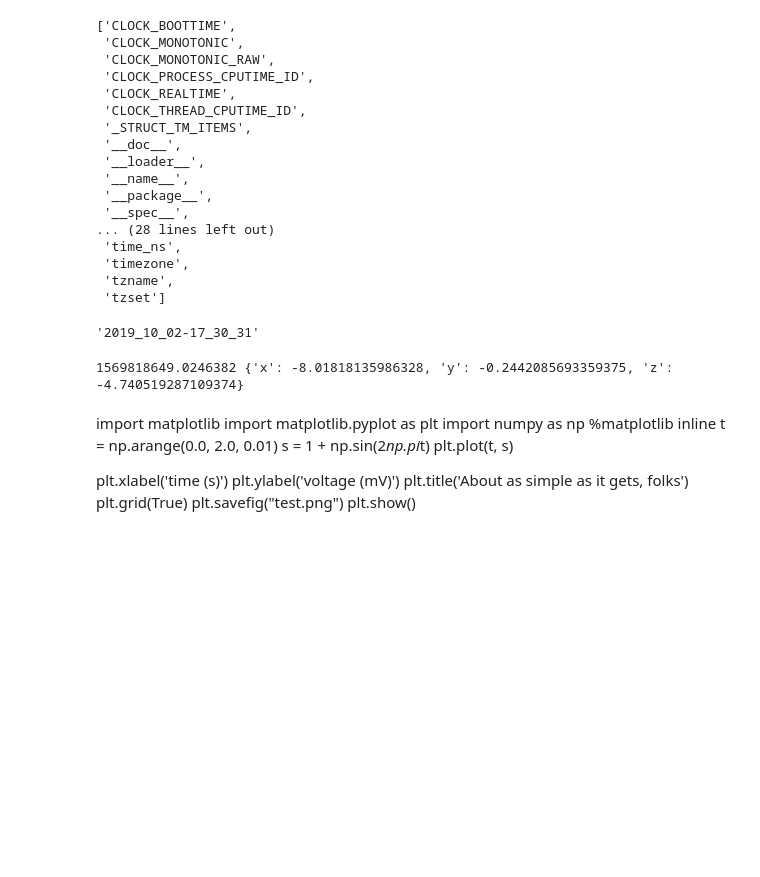
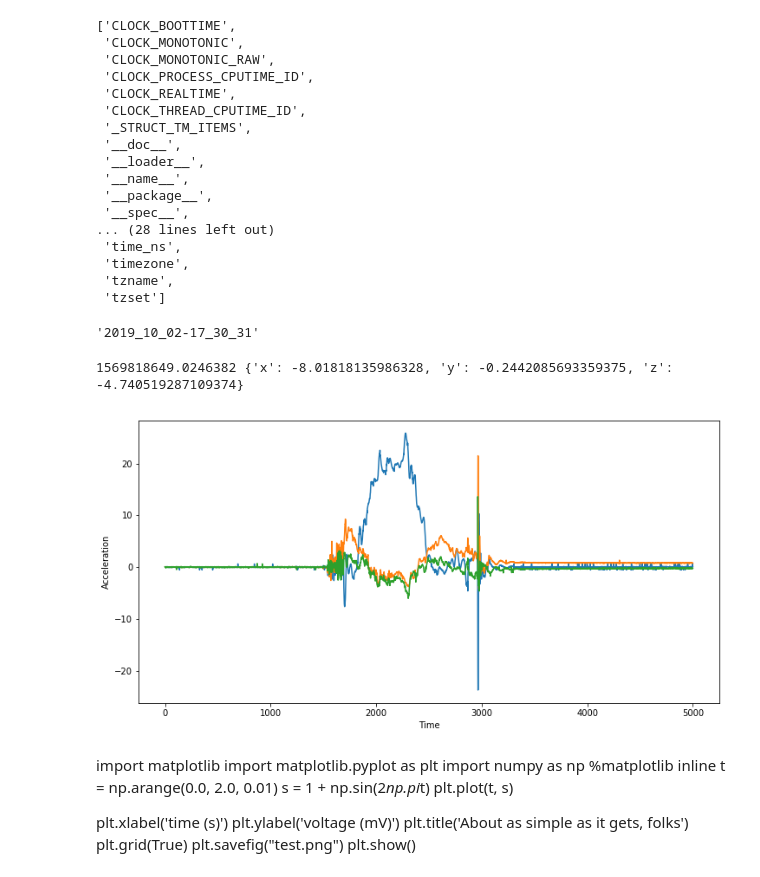
Before and after one commit to WPrintz/eggdrop, a Jupyter notebook: Wallace-MPU-Sample.ipynb, the cells around one changed output. Saved outputs shown, nothing was run; the diff lists cells and outputs as text; code cells hidden in the pictures; blank space fills up the shorter version.

```diff
--- a/Wallace-MPU-Sample.ipynb
+++ b/Wallace-MPU-Sample.ipynb
@@ -125,6 +138,23 @@ print(time.time(), mpu.get_accel_data())
 # print(mpu.get_accel_data())
 # %% [output]
 1569818649.0246382 {'x': -8.01818135986328, 'y': -0.2442085693359375, 'z': -4.740519287109374}
+# %%
+# %matplotlib inline
+# plt.plot(a[:,0], a[:,1:3])
+b = a
+# b = a[2000:3500, :]
+fig = plt.figure(figsize=(12,6))
+# timeseries = b[:,0]-b[0,0]
+timeseries = range(len(b))
+fig = plt.plot(timeseries, b[:,1]-cal[0], timeseries, b[:,2]-cal[1], timeseries, b[:,3]-cal[2])
+# plt.plot(timeseries, np.max(np.abs(b[:,1:4]-cal), axis=1), '--or')
+# plt.plot(timeseries, np.sqrt(np.sum(np.square(b[:,1:4]), axis=1))-9.8, '--k')
+plt.xlabel('Time')
+plt.ylabel('Acceleration')
+plt.savefig('testfig.png', dpi=150)
+plt.show()
+# %% [output]
+[figure, added]
 # %% [markdown]
 import matplotlib
 import matplotlib.pyplot as plt
```
Also changed, not shown: parts of 7 cells of this notebook, 6 other files.
